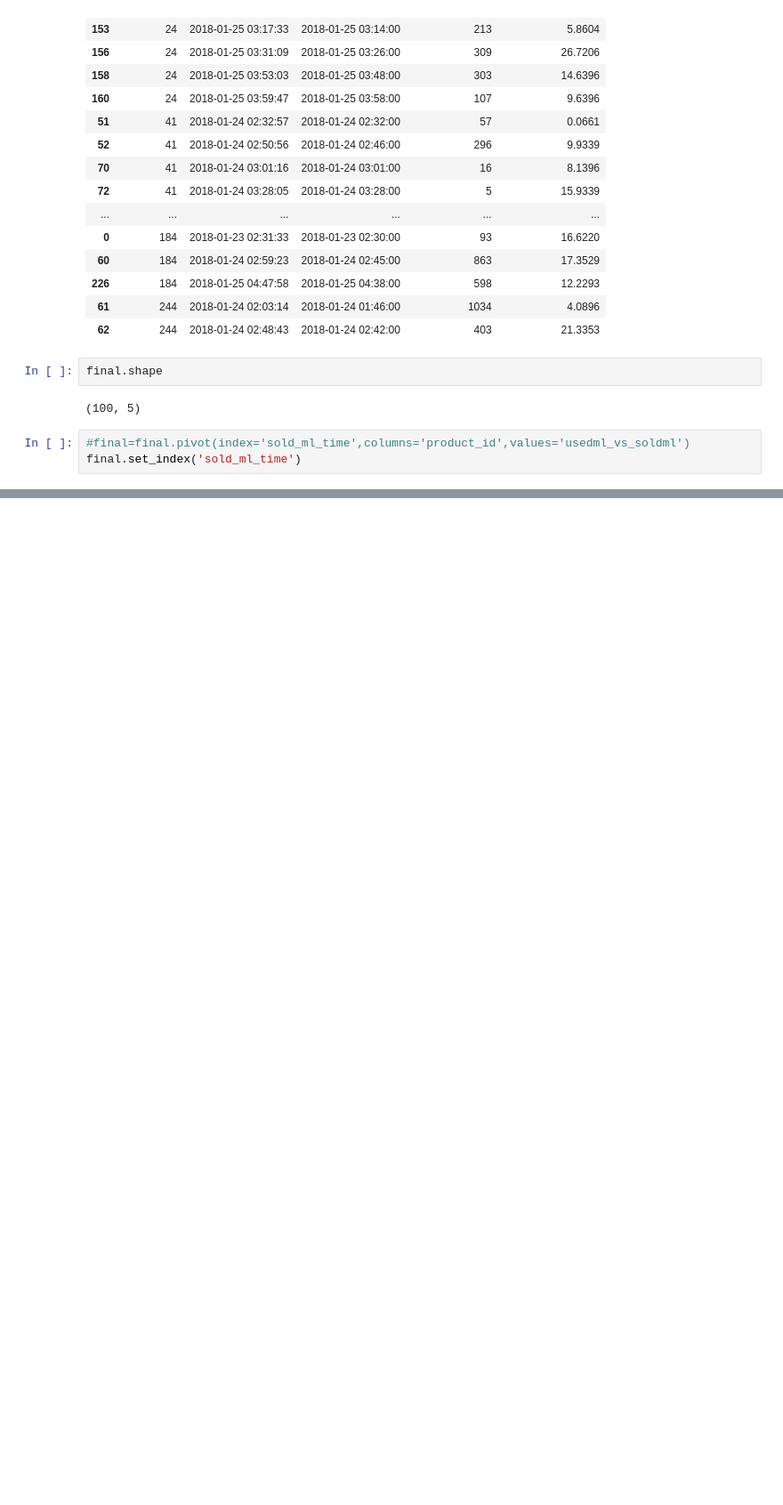
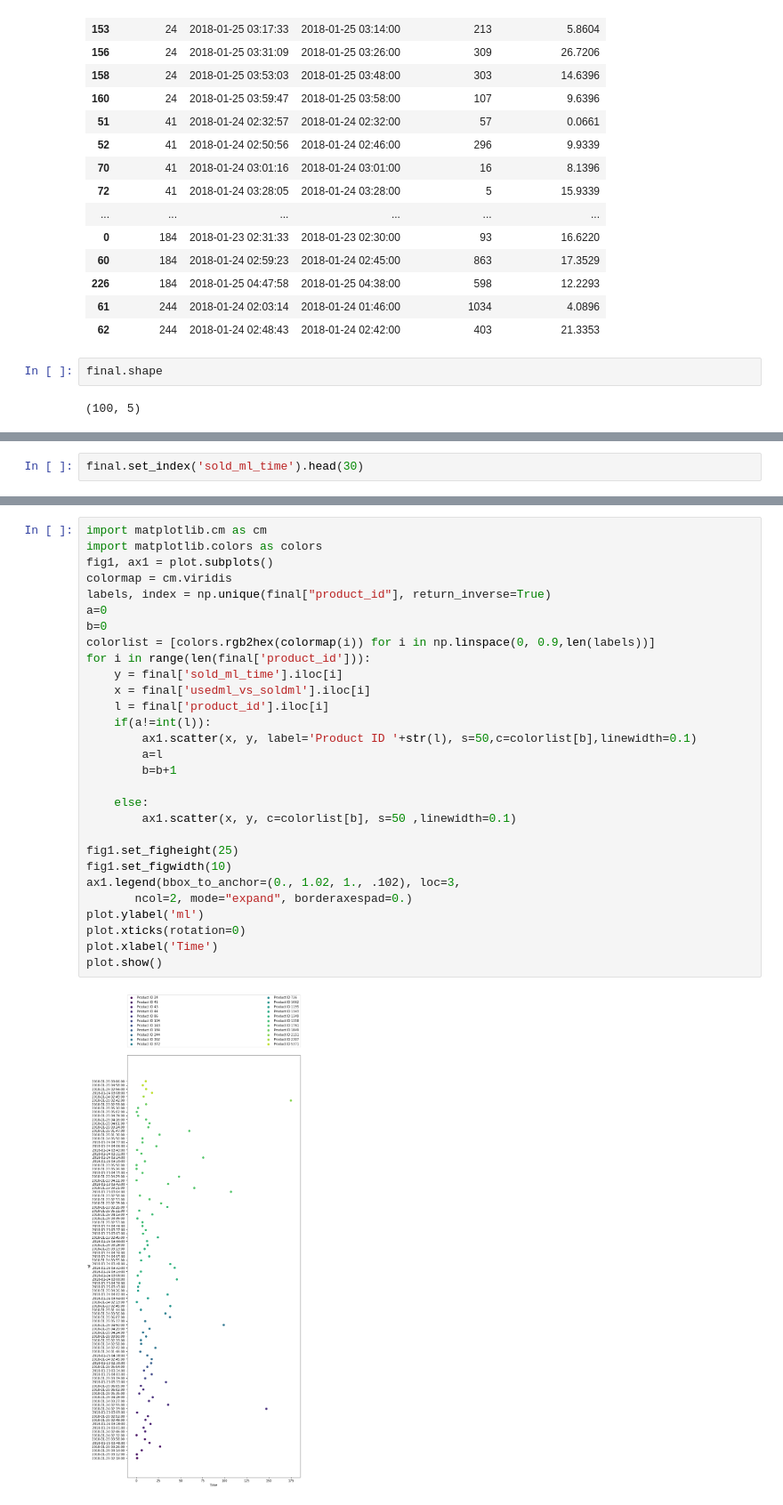
Before and after one commit to abhilashsharma3/exercise, a Jupyter notebook: nectar.ipynb, the cells around one changed output, grey strips where cells are left out. Shown: that part at 89% size. Saved outputs shown, nothing was run; the diff lists cells and outputs as text; blank space fills up the shorter version.

```diff
--- a/nectar.ipynb
+++ b/nectar.ipynb
@@ -119,6 +118,3 @@ final.head(30)
 final.shape
 # %% [output]
 (100, 5)
-# %%
-#final=final.pivot(index='sold_ml_time',columns='product_id',values='usedml_vs_soldml')
-final.set_index('sold_ml_time')
@@ -146,0 +121,2 @@ final.set_index('sold_ml_time')
+# %%
+final.set_index('sold_ml_time').head(30)
@@ -146,0 +142,31 @@ final.set_index('sold_ml_time')
+# %%
+import matplotlib.cm as cm
+import matplotlib.colors as colors
+fig1, ax1 = plot.subplots()
+colormap = cm.viridis
+labels, index = np.unique(final["product_id"], return_inverse=True)
+a=0
+b=0
+colorlist = [colors.rgb2hex(colormap(i)) for i in np.linspace(0, 0.9,len(labels))]
+for i in range(len(final['product_id'])):
+    y = final['sold_ml_time'].iloc[i]
+    x = final['usedml_vs_soldml'].iloc[i]
+    l = final['product_id'].iloc[i]
+    if(a!=int(l)):
+        ax1.scatter(x, y, label='Product ID '+str(l), s=50,c=colorlist[b],linewidth=0.1)
+        a=l
+        b=b+1
+
+    else:
+        ax1.scatter(x, y, c=colorlist[b], s=50 ,linewidth=0.1)
+
+fig1.set_figheight(25)
+fig1.set_figwidth(10)
+ax1.legend(bbox_to_anchor=(0., 1.02, 1., .102), loc=3,
+       ncol=2, mode="expand", borderaxespad=0.)
+plot.ylabel('ml')
+plot.xticks(rotation=0)
+plot.xlabel('Time')
+plot.show()
+# %% [output]
+[figure, added]
```
Also changed, not shown: parts of 10 cells of this notebook.
